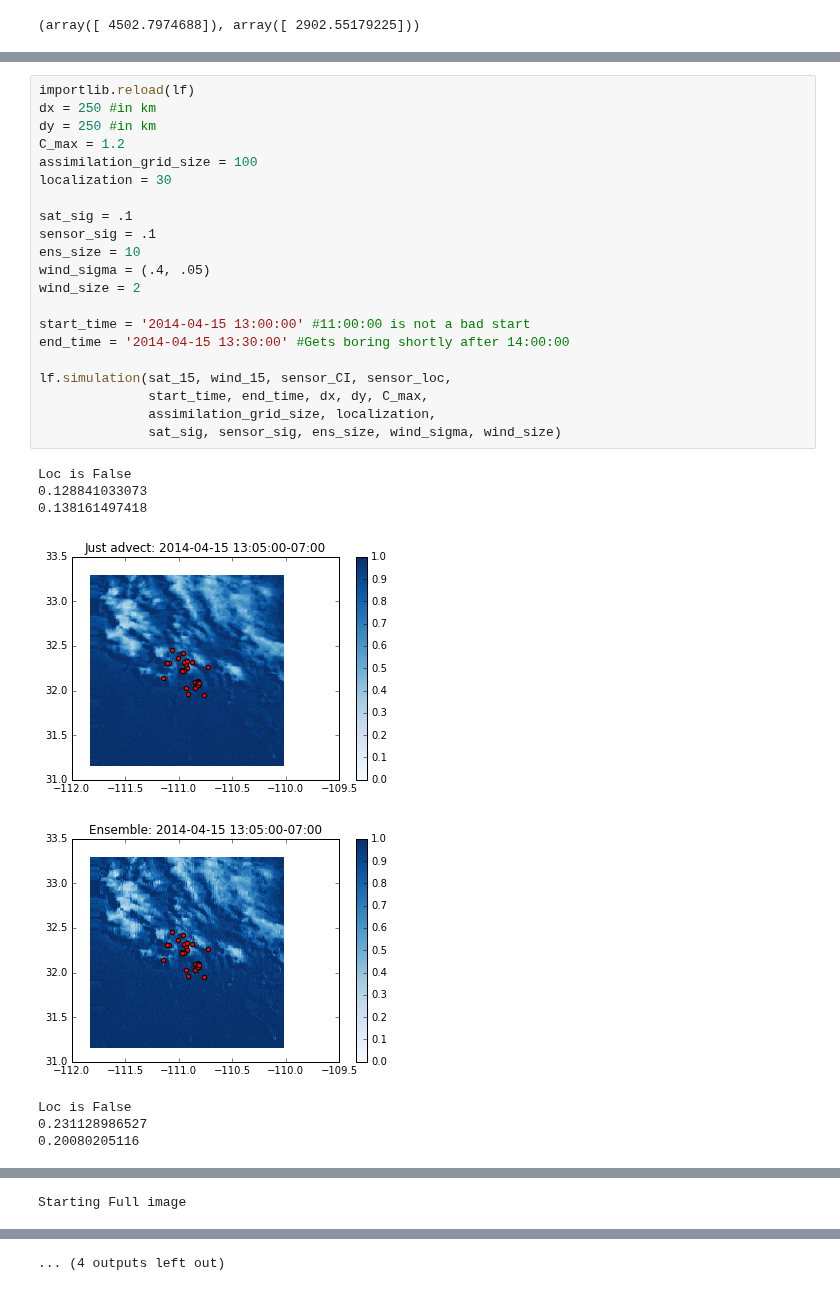
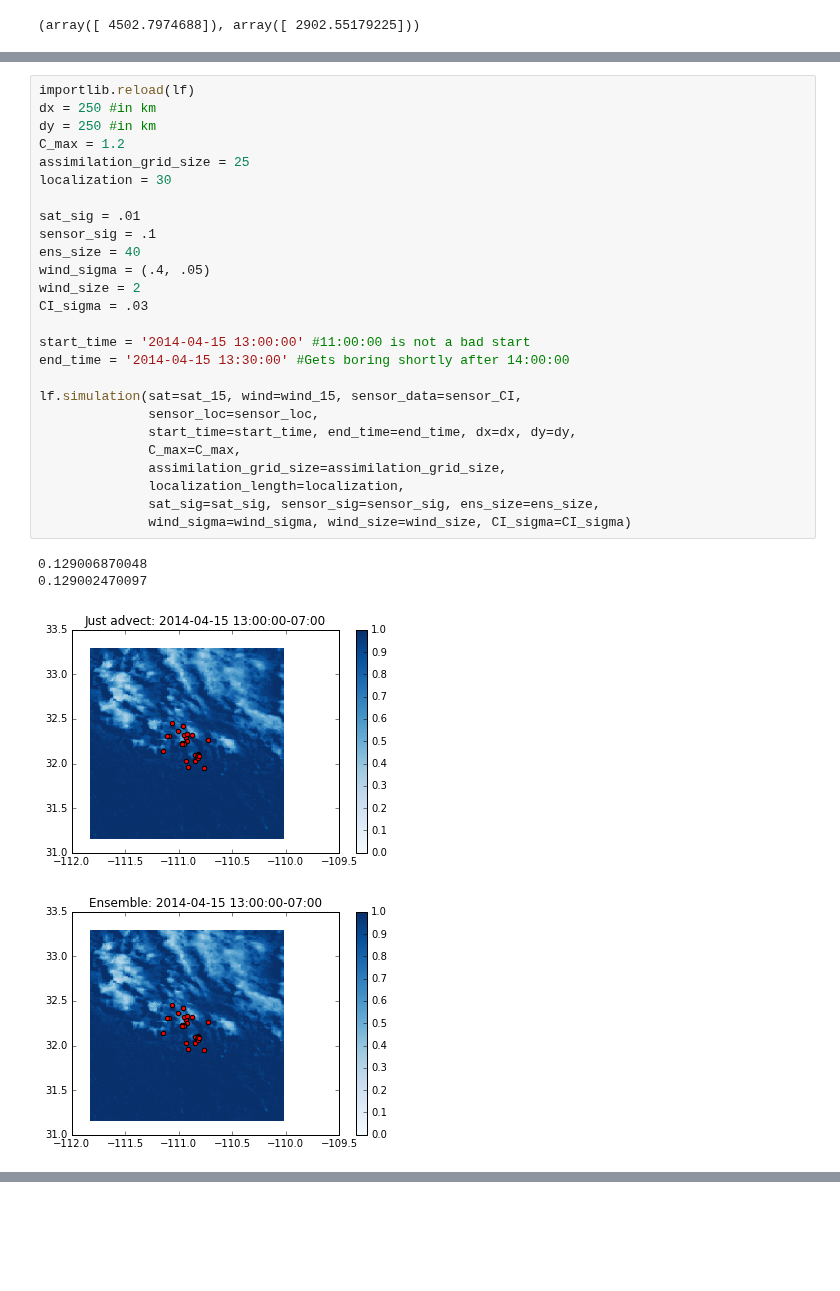
Before and after one commit to travisMharty/letkf_forecasting, a Jupyter notebook: run_file.ipynb, the cells around one changed output, grey strips where cells are left out. Drawn from its saved outputs; the diff is of its cells as text; blank space fills up the shorter version.

```diff
--- a/run_file.ipynb
+++ b/run_file.ipynb
@@ -77,30 +52,31 @@ lf.assimilation_position_generator((10,10), 2)
 # %%
 importlib.reload(lf)
 dx = 250 #in km
 dy = 250 #in km
 C_max = 1.2
-assimilation_grid_size = 100
+assimilation_grid_size = 25
 localization = 30
 
-sat_sig = .1
+sat_sig = .01
 sensor_sig = .1
-ens_size = 10
+ens_size = 40
 wind_sigma = (.4, .05)
 wind_size = 2
+CI_sigma = .03
 
 start_time = '2014-04-15 13:00:00' #11:00:00 is not a bad start
 end_time = '2014-04-15 13:30:00' #Gets boring shortly after 14:00:00
 
-lf.simulation(sat_15, wind_15, sensor_CI, sensor_loc,
-              start_time, end_time, dx, dy, C_max,
-              assimilation_grid_size, localization,
-              sat_sig, sensor_sig, ens_size, wind_sigma, wind_size)
+lf.simulation(sat=sat_15, wind=wind_15, sensor_data=sensor_CI,
+              sensor_loc=sensor_loc,
+              start_time=start_time, end_time=end_time, dx=dx, dy=dy,
+              C_max=C_max,
+              assimilation_grid_size=assimilation_grid_size,
+              localization_length=localization,
+              sat_sig=sat_sig, sensor_sig=sensor_sig, ens_size=ens_size,
+              wind_sigma=wind_sigma, wind_size=wind_size, CI_sigma=CI_sigma)
 # %% [output]
-Loc is False
-0.128841033073
-0.138161497418
+0.129006870048
+0.129002470097
-[figure, old version]
+[figure, new version]
-[figure, old version]
+[figure, new version]
-Loc is False
-0.231128986527
-0.20080205116
@@ -109 +82,0 @@ Loc is False
-Starting Full image
@@ -133 +82,0 @@ Loc is False
-... (4 outputs left out)
```
Also changed, not shown: parts of 4 cells of this notebook, 2 other files.
